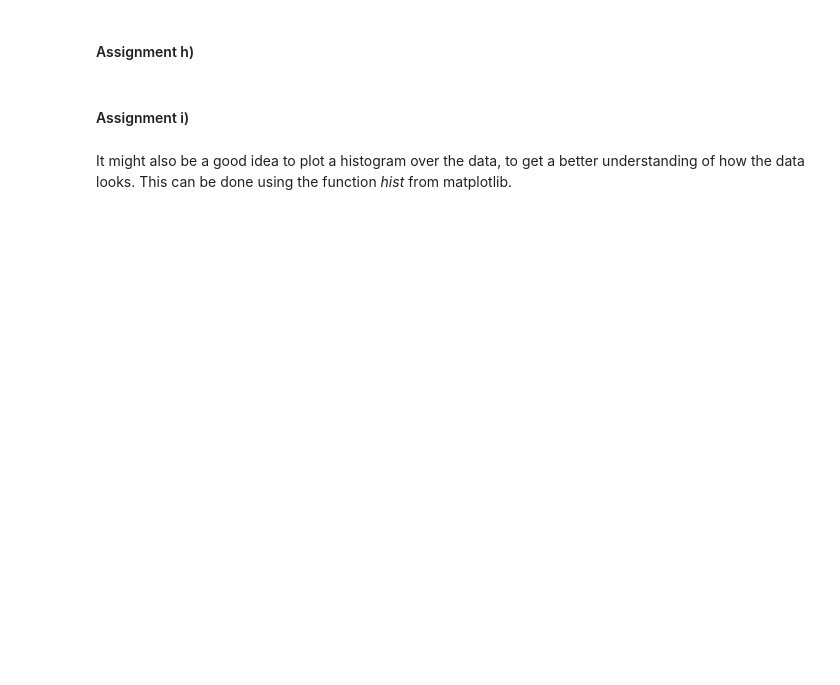
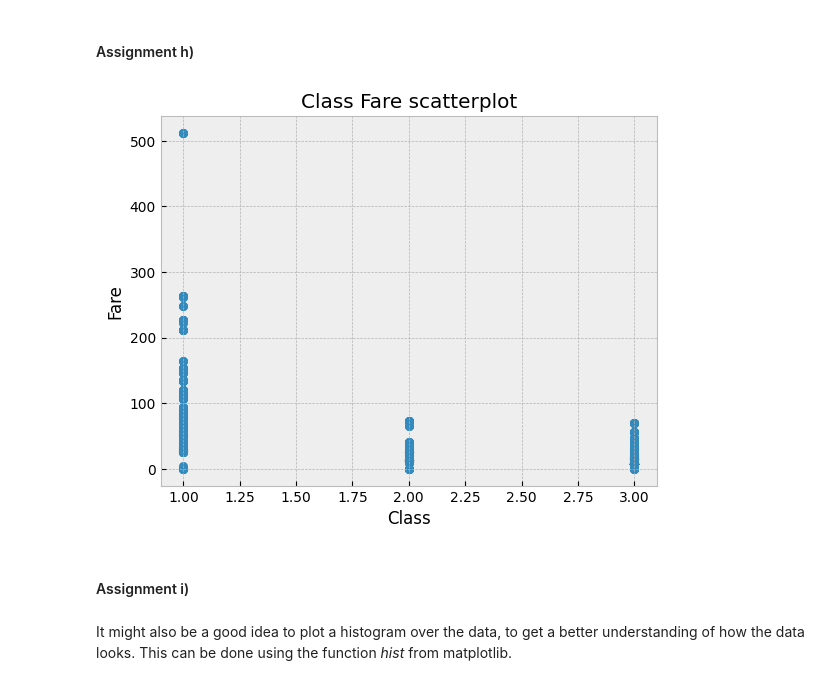
Before and after one commit to meatloafi/ml-1dl034-public-assignments, a Jupyter notebook: Assignments/Practical/PracticalNotebook2.ipynb, the cells around one changed output. Drawn from its saved outputs; the diff is of its cells as text; code cells hidden in the pictures; blank space fills up the shorter version.

```diff
--- a/Assignments/Practical/PracticalNotebook2.ipynb
+++ b/Assignments/Practical/PracticalNotebook2.ipynb
@@ -301,13 +442,21 @@ df = pd.read_csv('titanic.csv')
 # %%
 # ASSIGNMENT:
 # make a scatterplot of the class of ticket in the x axis
 # and the fare on the y axis
 # label the plot and the axes appropriately
 
 # YOUR CODE HERE
-'''
+Class = df["Pclass"]
+Fare = df["Fare"]
+plt.scatter(Class, Fare)
 
-'''
+plt.xlabel('Class')
+plt.ylabel('Fare')
+plt.title('Class Fare scatterplot')
+
+plt.show()
+# %% [output]
+[figure, added]
 # %% [markdown]
 #### Assignment i)
 # %% [markdown]
```
Also changed, not shown: parts of 27 cells of this notebook, 3 other files.
